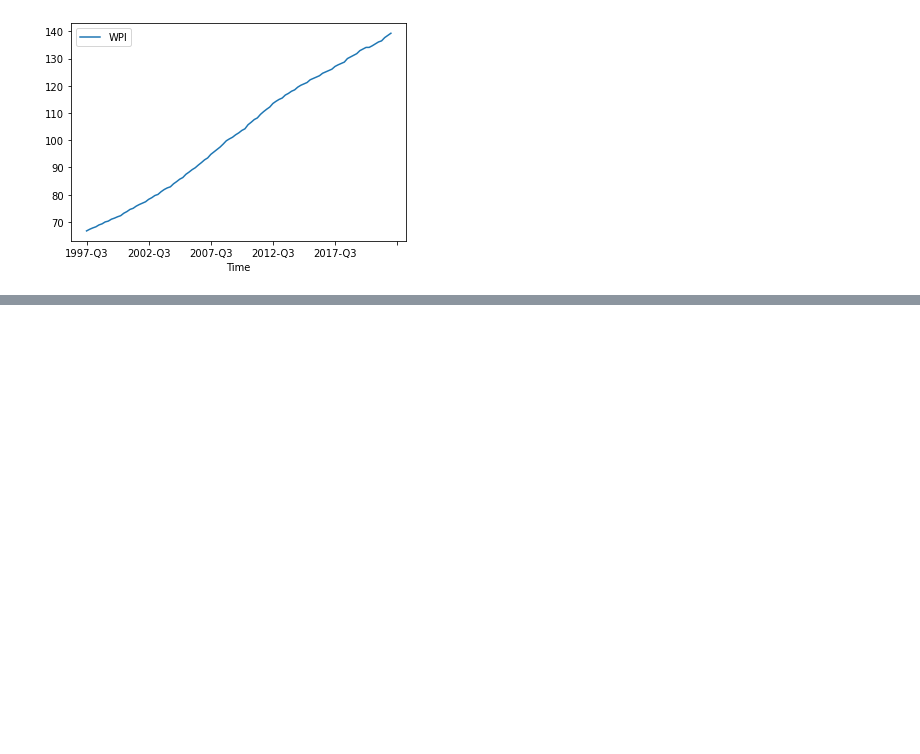
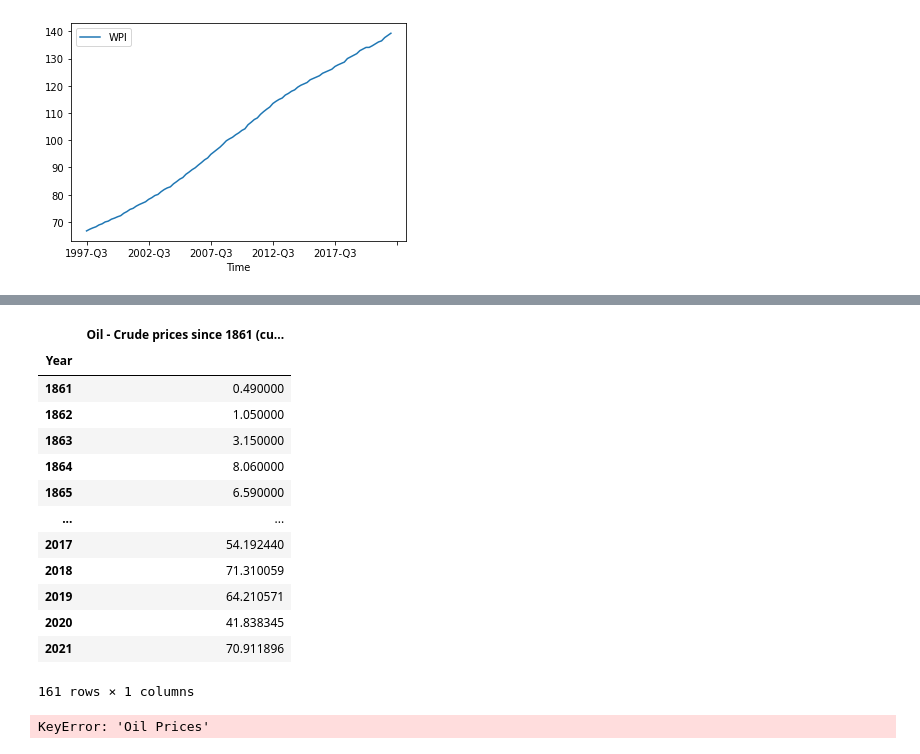
Before and after one commit to malrepos/FirstGroup, a Jupyter notebook: presentation_draft.ipynb, the cells around one changed output, grey strips where cells are left out. Drawn from its saved outputs; the diff is of its cells as text; code cells hidden in the pictures; blank space fills up the shorter version.

```diff
--- a/presentation_draft.ipynb
+++ b/presentation_draft.ipynb
@@ -1269,0 +1268,21 @@ NameError: name 'portfolio_thirtyyear' is not defined
+# %%
+oil_df = oil_df.drop(["Entity", "Code"], axis=1)
+# %%
+oil_df = oil_df.set_index("Year")
+# %%
+oil_df
+# %% [output]
+|  | Oil - Crude prices since 1861 (cu... |
+| Year |  |
+| 1861 | 0.490000 |
+| 1862 | 1.050000 |
+| 1863 | 3.150000 |
+| 1864 | 8.060000 |
+| 1865 | 6.590000 |
+| ... | ... |
+| 2017 | 54.192440 |
+| 2018 | 71.310059 |
+| 2019 | 64.210571 |
+| 2020 | 41.838345 |
+| 2021 | 70.911896 |
+161 rows × 1 columns
@@ -1269,0 +1291,4 @@ NameError: name 'portfolio_thirtyyear' is not defined
+# %%
+oil_df = round(oil_df["Oil Prices"],2)
+# %% [output]
+KeyError: 'Oil Prices'
```
Also changed, not shown: parts of 20 cells of this notebook.
